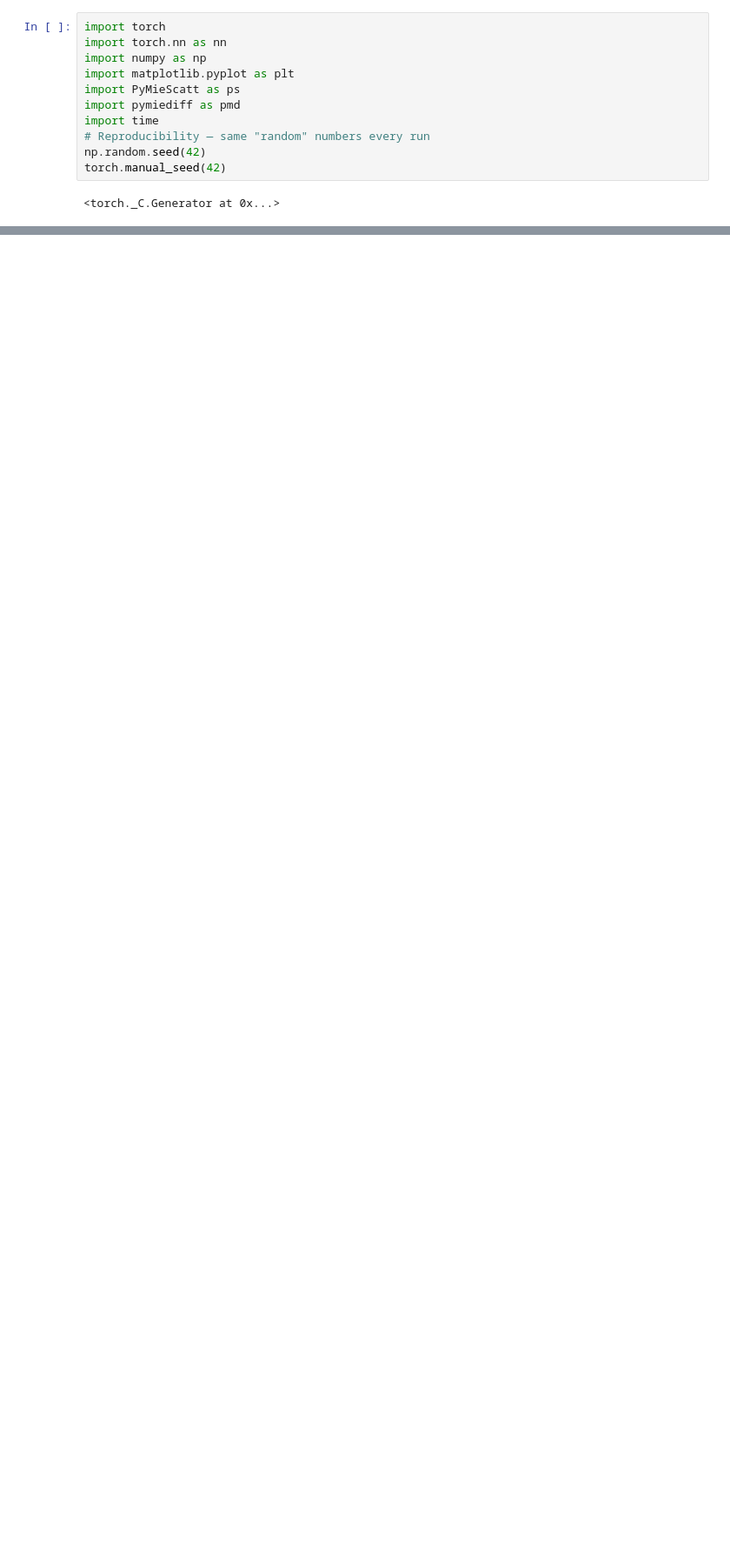
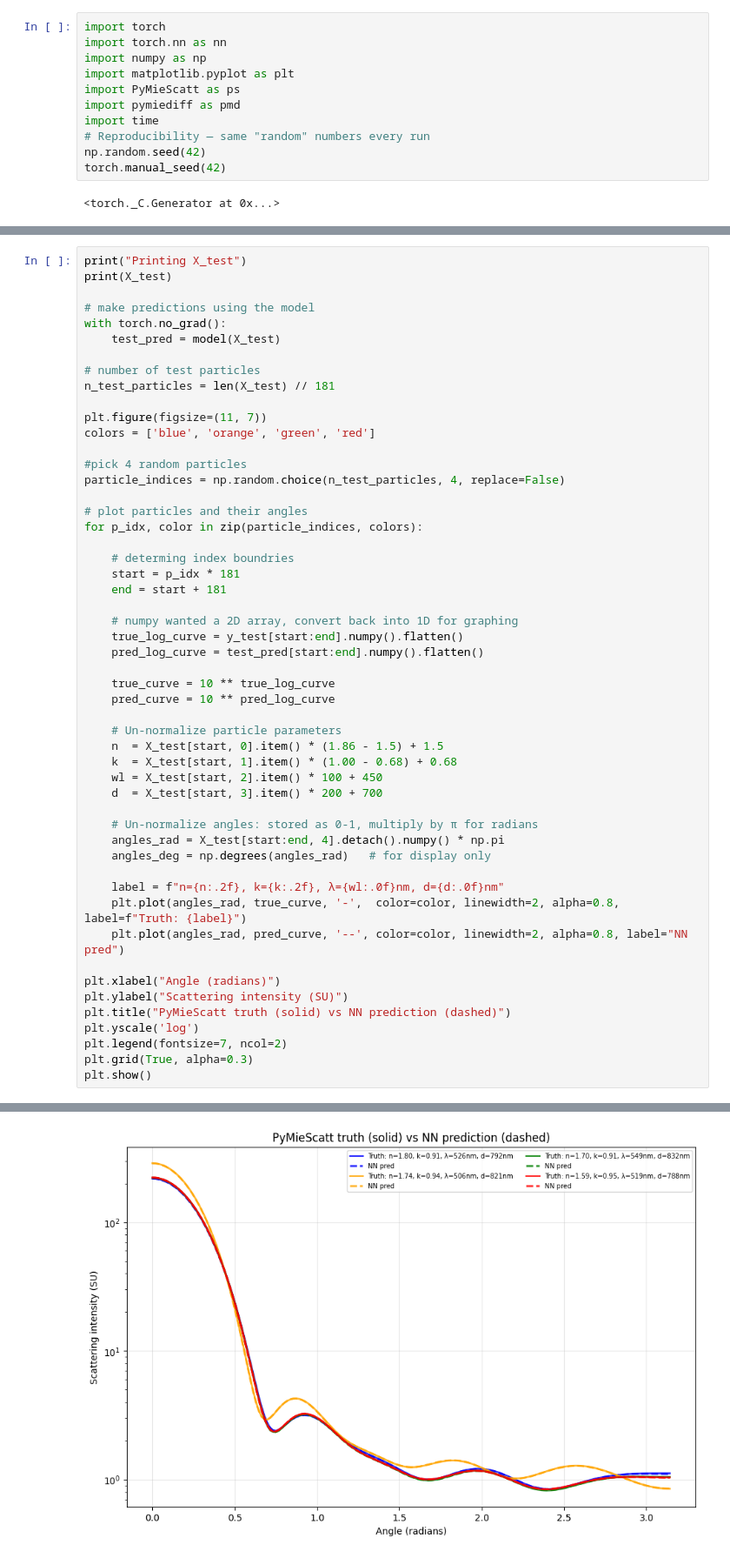
Before and after one commit to james-613/Modified_pyMieScatt_NN, a Jupyter notebook: mie_theory_NN_with_derivatives.ipynb, the cells around one changed output, grey strips where cells are left out. Shown at 87% size. Cells and saved outputs as stored; diff of their text form; blank space fills up the shorter version.

```diff
--- a/mie_theory_NN_with_derivatives.ipynb
+++ b/mie_theory_NN_with_derivatives.ipynb
@@ -69,0 +375,53 @@ tensor([274.5058, 273.7871, 271.6404, 268.0966, 263.2036, 257.0287, 249.6560,
+# %%
+print("Printing X_test")
+print(X_test)
+
+# make predictions using the model
+with torch.no_grad():
+    test_pred = model(X_test)
+
+# number of test particles
+n_test_particles = len(X_test) // 181
+
+plt.figure(figsize=(11, 7))
+colors = ['blue', 'orange', 'green', 'red']
+
+#pick 4 random particles
+particle_indices = np.random.choice(n_test_particles, 4, replace=False)
+
+# plot particles and their angles
+for p_idx, color in zip(particle_indices, colors):
+
+    # determing index boundries
+    start = p_idx * 181
+    end = start + 181
+
+    # numpy wanted a 2D array, convert back into 1D for graphing
+    true_log_curve = y_test[start:end].numpy().flatten()
+    pred_log_curve = test_pred[start:end].numpy().flatten()
+
+    true_curve = 10 ** true_log_curve
+    pred_curve = 10 ** pred_log_curve
+
+    # Un-normalize particle parameters
+    n  = X_test[start, 0].item() * (1.86 - 1.5) + 1.5
+    k  = X_test[start, 1].item() * (1.00 - 0.68) + 0.68
+    wl = X_test[start, 2].item() * 100 + 450
+    d  = X_test[start, 3].item() * 200 + 700
+
+    # Un-normalize angles: stored as 0-1, multiply by π for radians
+    angles_rad = X_test[start:end, 4].detach().numpy() * np.pi
+    angles_deg = np.degrees(angles_rad)   # for display only
+
+    label = f"n={n:.2f}, k={k:.2f}, λ={wl:.0f}nm, d={d:.0f}nm"
+    plt.plot(angles_rad, true_curve, '-',  color=color, linewidth=2, alpha=0.8, label=f"Truth: {label}")
+    plt.plot(angles_rad, pred_curve, '--', color=color, linewidth=2, alpha=0.8, label="NN pred")
+
+plt.xlabel("Angle (radians)")
+plt.ylabel("Scattering intensity (SU)")
+plt.title("PyMieScatt truth (solid) vs NN prediction (dashed)")
+plt.yscale('log')
+plt.legend(fontsize=7, ncol=2)
+plt.grid(True, alpha=0.3)
+plt.show()
+# %% [output]
@@ -69,0 +436 @@ tensor([274.5058, 273.7871, 271.6404, 268.0966, 263.2036, 257.0287, 249.6560,
+[figure, added]
```
Also changed, not shown: parts of 10 cells of this notebook.
